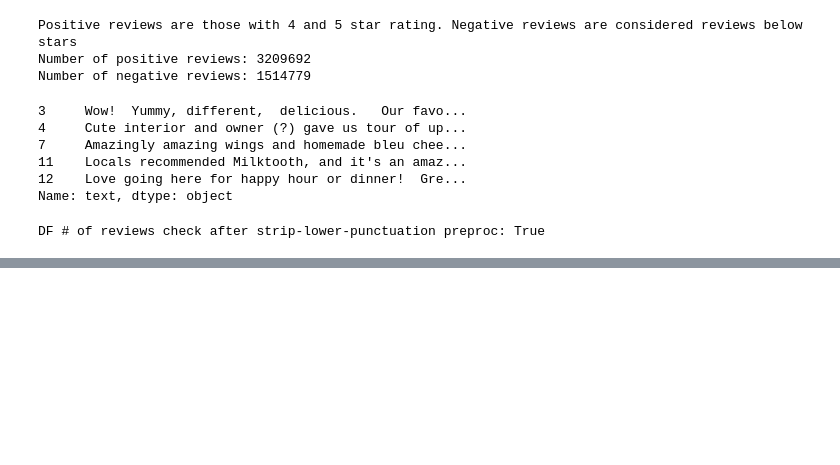
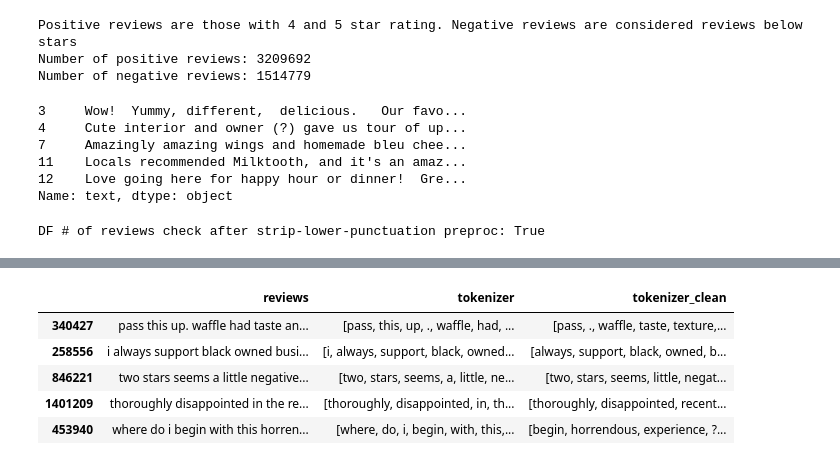
Before and after one commit to Dimasaur/scorecast, a Jupyter notebook: notebooks/notebook_gen_dima.ipynb, the cells around one changed output, grey strips where cells are left out. Cells and saved outputs as stored; diff of their text form; code cells hidden in the pictures; blank space fills up the shorter version.

```diff
--- a/notebooks/notebook_gen_dima.ipynb
+++ b/notebooks/notebook_gen_dima.ipynb
@@ -248,0 +307,3 @@ sum_tfidf_sorted.head(30)
+# %%
+df_review_neg = pd.DataFrame(reviews_list_strip_lower_neg,columns=['reviews'])
+print(f'DF # of reviews check after strip-lower-punctuation preproc: {df_review_neg.shape[0]==df_review_fil_neg.shape[0]}')
@@ -248,0 +312,4 @@ sum_tfidf_sorted.head(30)
+# %%
+# sampling the
+df_neg_sample = df_review_neg.sample(500000)
+df_neg_sample.head()
@@ -248,0 +339,9 @@ sum_tfidf_sorted.head(30)
+# %%
+df_neg_sample.head()
+# %% [output]
+|  | reviews | tokenizer | tokenizer_clean |
+| 340427 | pass this up. waffle had taste an... | [pass, this, up, ., waffle, had, ... | [pass, ., waffle, taste, texture,... |
+| 258556 | i always support black owned busi... | [i, always, support, black, owned... | [always, support, black, owned, b... |
+| 846221 | two stars seems a little negative... | [two, stars, seems, a, little, ne... | [two, stars, seems, little, negat... |
+| 1401209 | thoroughly disappointed in the re... | [thoroughly, disappointed, in, th... | [thoroughly, disappointed, recent... |
+| 453940 | where do i begin with this horren... | [where, do, i, begin, with, this,... | [begin, horrendous, experience, ?... |
```
Also changed, not shown: parts of 21 cells of this notebook, 3 other files.
